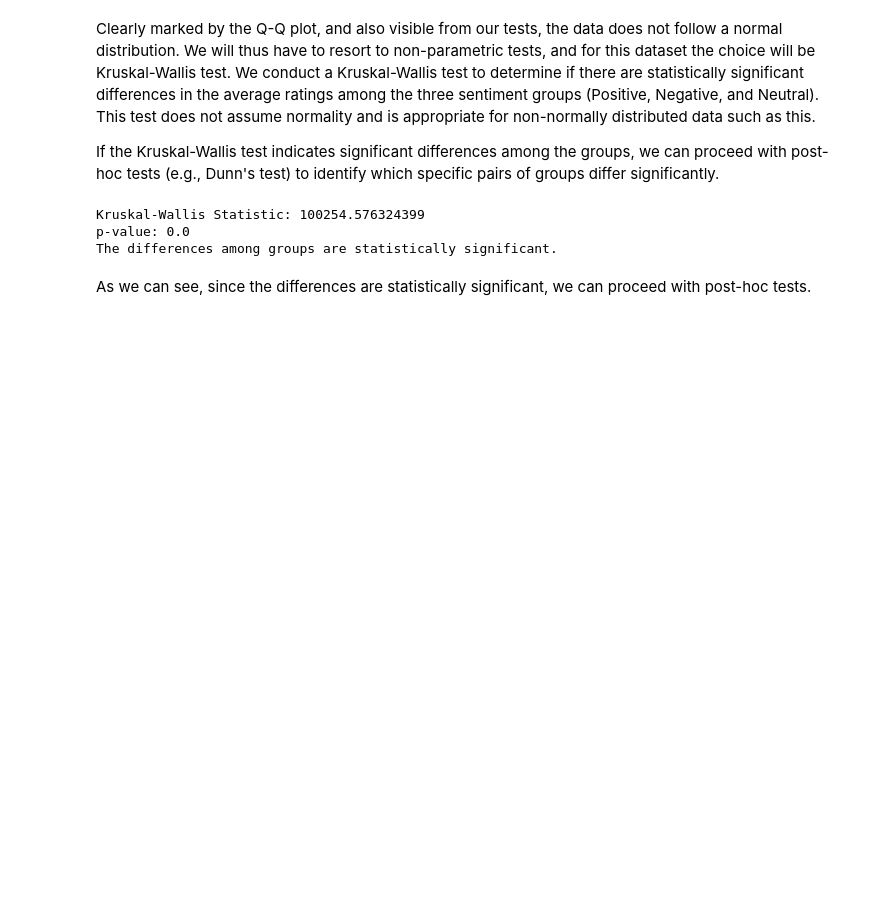
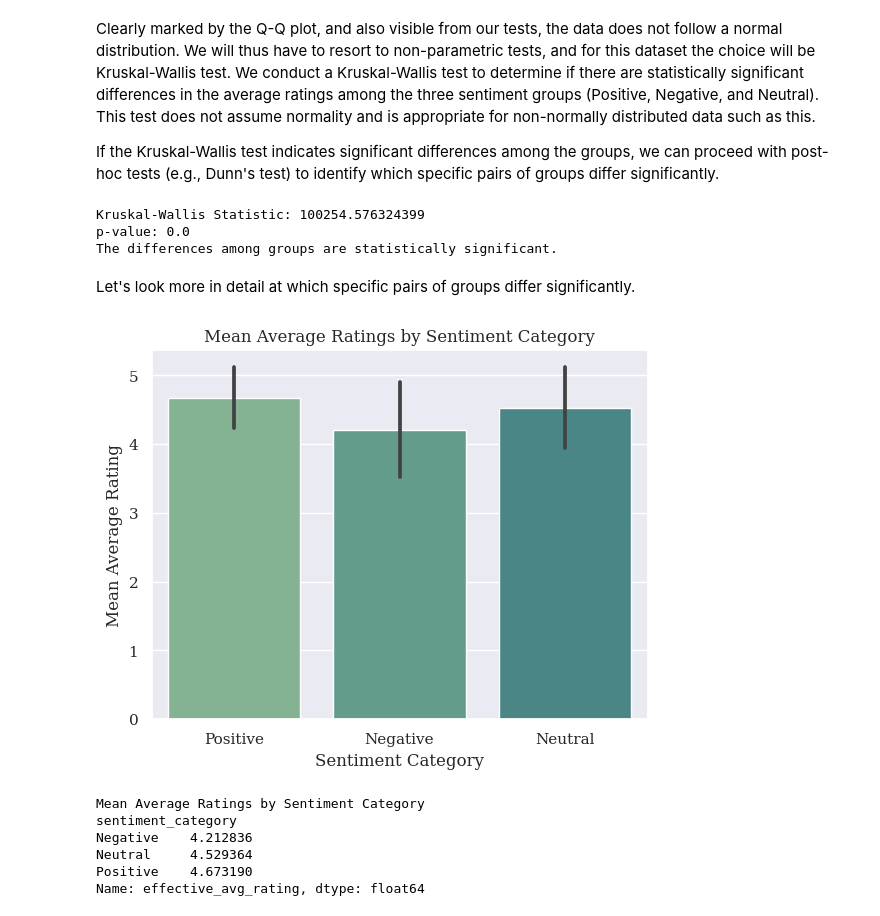
Before and after one commit to alespool/Analyzing-Podcast-Reviews, a Jupyter notebook: inferences.ipynb, the cells around one changed output. Saved outputs shown, nothing was run; the diff lists cells and outputs as text; code cells hidden in the pictures; blank space fills up the shorter version.

```diff
--- a/inferences.ipynb
+++ b/inferences.ipynb
@@ -138,5 +169,24 @@ else:
 Kruskal-Wallis Statistic: 100254.576324399
 p-value: 0.0
 The differences among groups are statistically significant.
-# %% [markdown]
-As we can see, since the differences are statistically significant, we can proceed with post-hoc tests.
+# %% [markdown]
+Let's look more in detail at which specific pairs of groups differ significantly.
+# %%
+sns.barplot(x='sentiment_category', y='effective_avg_rating', data=ab_test_df, errorbar='sd')
+plt.xlabel('Sentiment Category')
+plt.ylabel('Mean Average Rating')
+plt.title('Mean Average Ratings by Sentiment Category')
+plt.show()
+# %% [output]
+[figure, added]
+# %%
+print("Mean Average Ratings by Sentiment Category")
+ab_test_grouped = ab_test_df.groupby('sentiment_category')['effective_avg_rating'].mean()
+print(ab_test_grouped)
+# %% [output]
+Mean Average Ratings by Sentiment Category
+sentiment_category
+Negative    4.212836
+Neutral     4.529364
+Positive    4.673190
+Name: effective_avg_rating, dtype: float64
```
Also changed, not shown: parts of 19 cells of this notebook, 1 other file.
